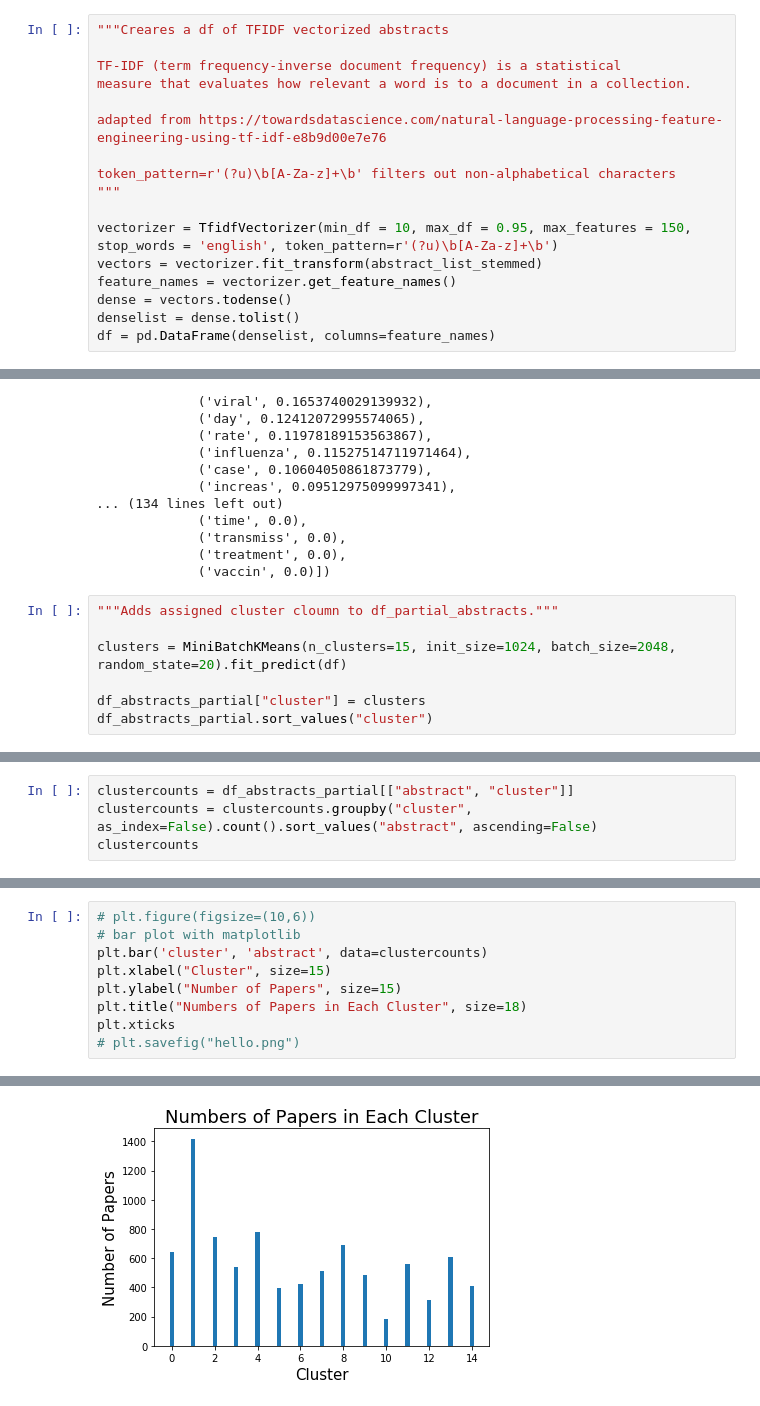
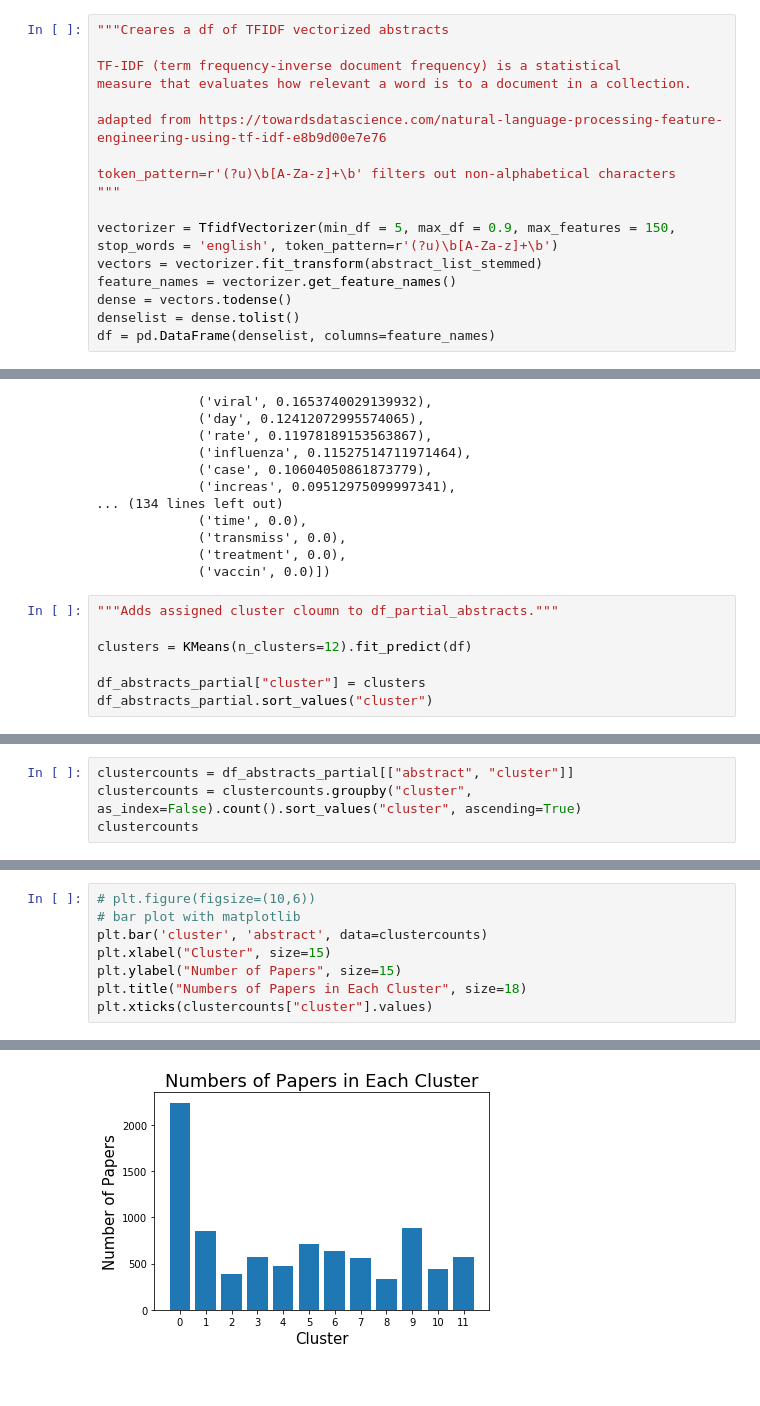
Before and after one commit to jay-feng/CORD-project, a Jupyter notebook: COVID-19 Research Papers K-Means Clustering.ipynb, the cells around one changed output, grey strips where cells are left out. Cells and saved outputs as stored; diff of their text form.

Commit message:
fixed visualizations, added comments

```diff
--- a/COVID-19 Research Papers K-Means Clustering.ipynb
+++ b/COVID-19 Research Papers K-Means Clustering.ipynb
@@ -123,7 +123,7 @@ adapted from https://towardsdatascience.com/natural-language-processing-feature-
 token_pattern=r'(?u)\b[A-Za-z]+\b' filters out non-alphabetical characters
 """
 
-vectorizer = TfidfVectorizer(min_df = 10, max_df = 0.95, max_features = 150, stop_words = 'english', token_pattern=r'(?u)\b[A-Za-z]+\b')
+vectorizer = TfidfVectorizer(min_df = 5, max_df = 0.9, max_features = 150, stop_words = 'english', token_pattern=r'(?u)\b[A-Za-z]+\b')
 vectors = vectorizer.fit_transform(abstract_list_stemmed)
 feature_names = vectorizer.get_feature_names()
 dense = vectors.todense()
@@ -274,7 +267,7 @@ OrderedDict([('pneumonia', 0.6580116228373272),
 # %%
 """Adds assigned cluster cloumn to df_partial_abstracts."""
 
-clusters = MiniBatchKMeans(n_clusters=15, init_size=1024, batch_size=2048, random_state=20).fit_predict(df)
+clusters = KMeans(n_clusters=12).fit_predict(df)
 
 df_abstracts_partial["cluster"] = clusters
 df_abstracts_partial.sort_values("cluster")
@@ -295,6 +288,6 @@ df_abstracts_partial.sort_values("cluster")
 # %%
 clustercounts = df_abstracts_partial[["abstract", "cluster"]]
-clustercounts = clustercounts.groupby("cluster", as_index=False).count().sort_values("abstract", ascending=False)
+clustercounts = clustercounts.groupby("cluster", as_index=False).count().sort_values("cluster", ascending=True)
 clustercounts
 # %% [output]
 |  | cluster | abstract |
@@ -320,6 +310,5 @@ plt.bar('cluster', 'abstract', data=clustercounts)
 plt.xlabel("Cluster", size=15)
 plt.ylabel("Number of Papers", size=15)
 plt.title("Numbers of Papers in Each Cluster", size=18)
-plt.xticks
-# plt.savefig("hello.png")
+plt.xticks(clustercounts["cluster"].values)
 # %% [output]
@@ -327,4 +328,4 @@ plt.xticks
-[figure, old version]
+[figure, new version]
 # %%
 def plot_tsne_pca(data, labels):
     max_label = max(labels)
```
Also changed, not shown: parts of 10 cells of this notebook.
